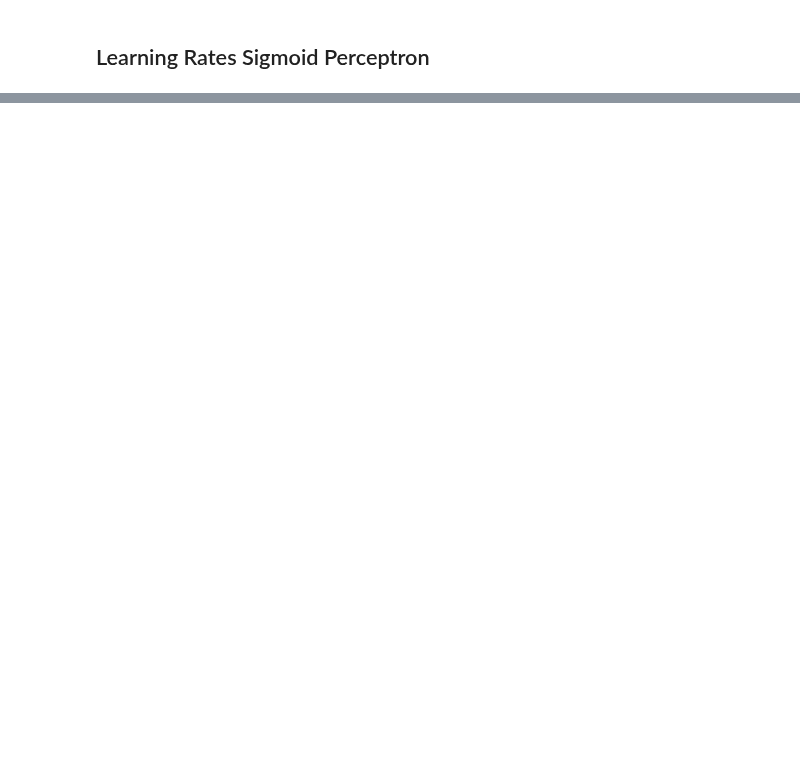
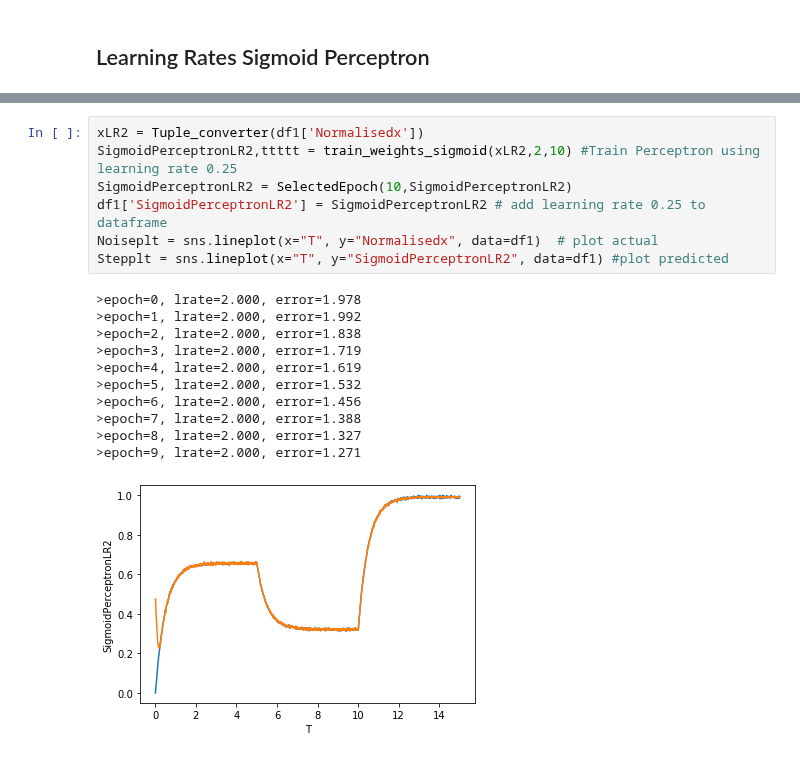
Before and after one commit to JamesDun2866/Computational-Science, a Jupyter notebook: Computational Science.ipynb, the cells around one changed output, grey strips where cells are left out. Saved outputs shown, nothing was run; the diff lists cells and outputs as text; blank space fills up the shorter version.

```diff
--- a/Computational Science.ipynb
+++ b/Computational Science.ipynb
@@ -743,0 +727,19 @@ Stepplt = sns.lineplot(x="T", y="SigmoidPerceptronLR0001", data=df1) #plot predi
+# %%
+xLR2 = Tuple_converter(df1['Normalisedx'])
+SigmoidPerceptronLR2,ttttt = train_weights_sigmoid(xLR2,2,10) #Train Perceptron using learning rate 0.25
+SigmoidPerceptronLR2 = SelectedEpoch(10,SigmoidPerceptronLR2)
+df1['SigmoidPerceptronLR2'] = SigmoidPerceptronLR2 # add learning rate 0.25 to dataframe
+Noiseplt = sns.lineplot(x="T", y="Normalisedx", data=df1)  # plot actual
+Stepplt = sns.lineplot(x="T", y="SigmoidPerceptronLR2", data=df1) #plot predicted
+# %% [output]
+>epoch=0, lrate=2.000, error=1.978
+>epoch=1, lrate=2.000, error=1.992
+>epoch=2, lrate=2.000, error=1.838
+>epoch=3, lrate=2.000, error=1.719
+>epoch=4, lrate=2.000, error=1.619
+>epoch=5, lrate=2.000, error=1.532
+>epoch=6, lrate=2.000, error=1.456
+>epoch=7, lrate=2.000, error=1.388
+>epoch=8, lrate=2.000, error=1.327
+>epoch=9, lrate=2.000, error=1.271
+[figure, added]
```
Also changed, not shown: parts of 21 cells of this notebook, 1 other file.
